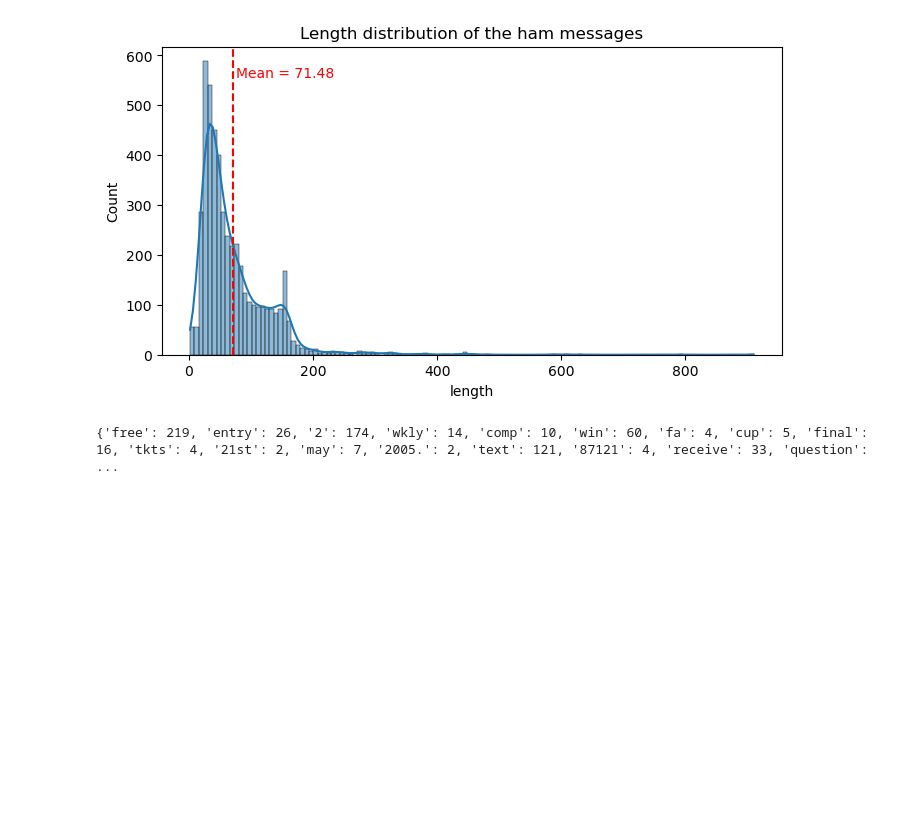
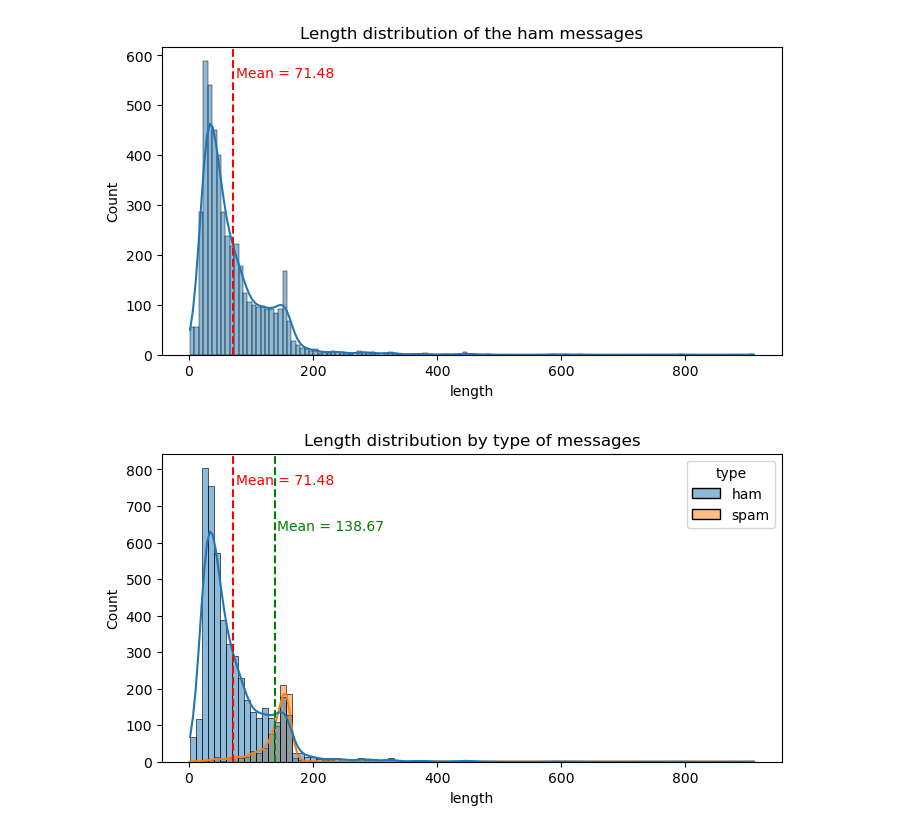
Before and after one commit to Miguel9Angel/SMS_spam_detector, a Jupyter notebook: classification_spam.ipynb, the cells around one changed output. Cells and saved outputs as stored; diff of their text form; code cells hidden in the pictures; blank space fills up the shorter version.

```diff
--- a/classification_spam.ipynb
+++ b/classification_spam.ipynb
@@ -118,6 +126,19 @@ plt.title('Length distribution of the ham messages')
 plt.show()
 # %% [output]
 [figure]
+# %%
+mean_length_ham = df_message_length[df_message_length['type'] == 'ham']['length'].mean()
+mean_length_spam = df_message_length[df_message_length['type'] == 'spam']['length'].mean()
+plt.figure(figsize=(8,4))
+sns.histplot(data = df_message_length, x='length', kde=True, hue='type')
+plt.axvline(mean_length_ham, color='red', linestyle='--', label='Mean Spam Length')
+plt.axvline(mean_length_spam, color='green', linestyle='--', label='Mean Spam Length')
+plt.text(mean_length_ham + 4, plt.ylim()[1]*0.9, f'Mean = {mean_length_ham:.2f}', color='red')
+plt.text(mean_length_spam + 4, plt.ylim()[1]*0.75, f'Mean = {mean_length_spam:.2f}', color='green')
+plt.title('Length distribution by type of messages')
+plt.show()
+# %% [output]
+[figure, added]
 # %%
 # The plots suggest that the messages with more lenth tend to be spam, but this is not a rule.
 # Let's see if we can find some words that are more common in spam messages than in ham messages.
@@ -139,13 +160,12 @@ def counter_words(df, msg_type):
     for message in messages:
         tokens = word_tokenize(message.lower())
         for j in tokens:
-            if j not in stop_words:
+            if j not in stop_words and j.isalpha():
                 counted_words[j] = counted_words.get(j, 0) + 1
 
     return counted_words
 
 spam_words = counter_words(df, 'spam')
 ham_words = counter_words(df, 'ham')
-print(spam_words)
+spam_words_fr = pd.DataFrame(list(spam_words.items()), columns=['word', 'count'])
+ham_words_fr = pd.DataFrame(list(ham_words.items()), columns=['word', 'count'])
-# %% [output]
-{'free': 219, 'entry': 26, '2': 174, 'wkly': 14, 'comp': 10, 'win': 60, 'fa': 4, 'cup': 5, 'final': 16, 'tkts': 4, '21st': 2, 'may': 7, '2005.': 2, 'text': 121, '87121': 4, 'receive': 33, 'question':  ...
```
Also changed, not shown: parts of 5 cells of this notebook.
